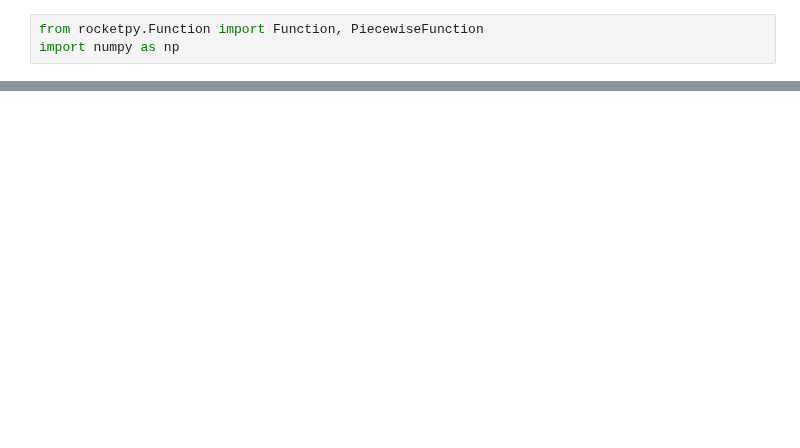
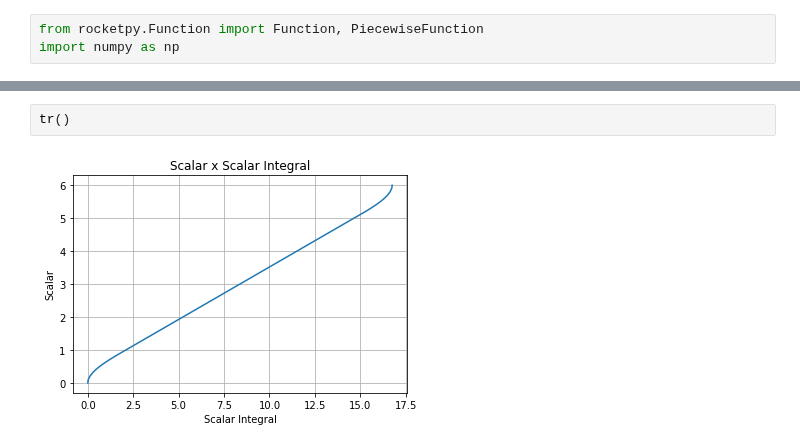
Before and after one commit to RocketPy-Team/RocketPy, a Jupyter notebook: testing.ipynb, the cells around one changed output, grey strips where cells are left out. Saved outputs shown, nothing was run; the diff lists cells and outputs as text; blank space fills up the shorter version.

```diff
--- a/testing.ipynb
+++ b/testing.ipynb
@@ -15,0 +26,4 @@ fig, ax = tank_rad.plot1D(returnObject=True)
+# %%
+tr()
+# %% [output]
+[figure, added]
```
Also changed, not shown: parts of 9 cells of this notebook, 1 other file.
